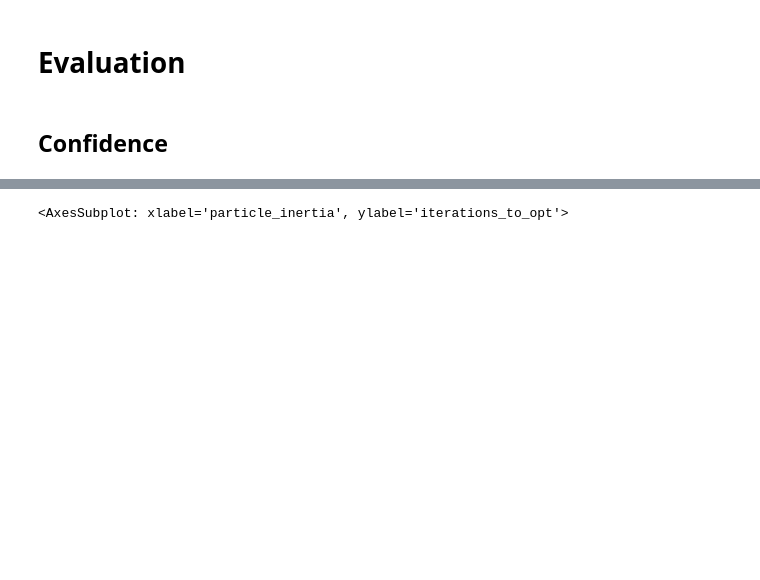
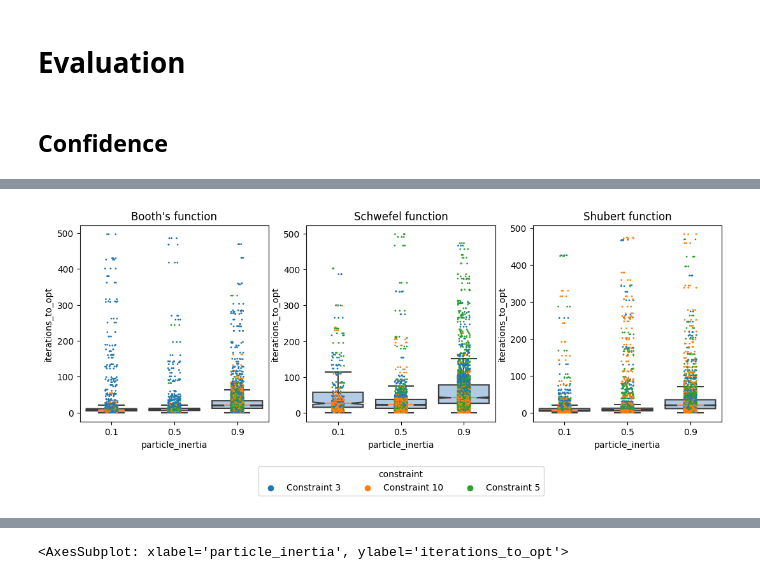
Before and after one commit to MarkusKiesel93/Self-Organizing_Systems, a Jupyter notebook: exercise_2/evaluation_laurenz.ipynb, the cells around one changed output, grey strips where cells are left out. Cells and saved outputs as stored; diff of their text form; code cells hidden in the pictures; blank space fills up the shorter version.

```diff
--- a/exercise_2/evaluation_laurenz.ipynb
+++ b/exercise_2/evaluation_laurenz.ipynb
@@ -86,0 +196,4 @@ cb1.set_label('Fitness')
+# %%
+fig3 = create_stripplot_constraint(df_full.use_constraint & df_full.optimum_reached)
+# %% [output]
+[figure, added]
```
Also changed, not shown: parts of 16 cells of this notebook.
